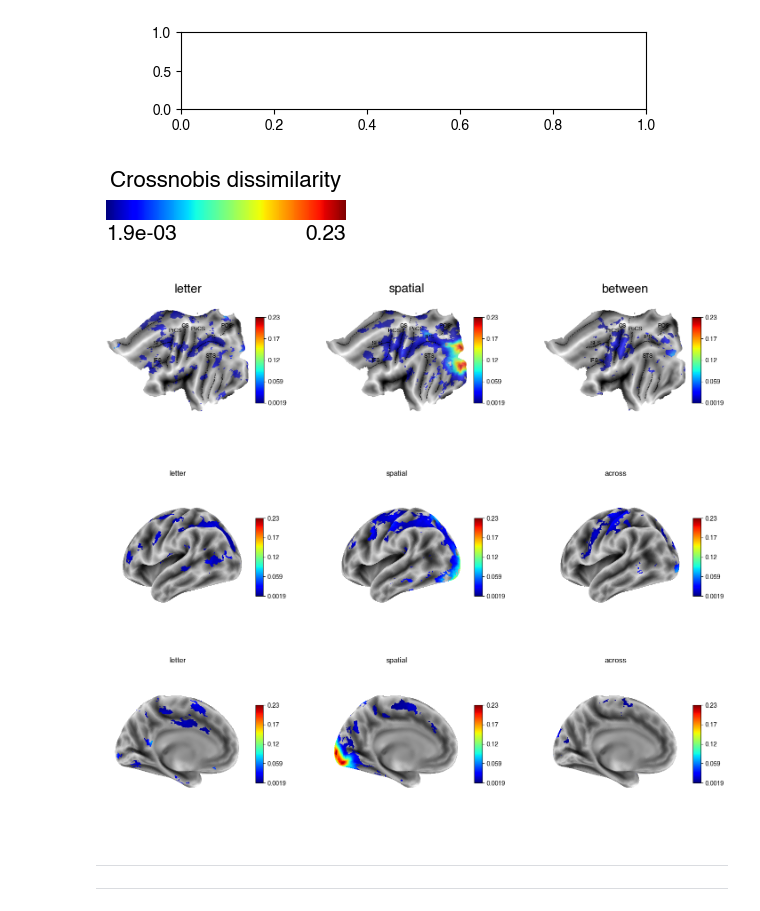
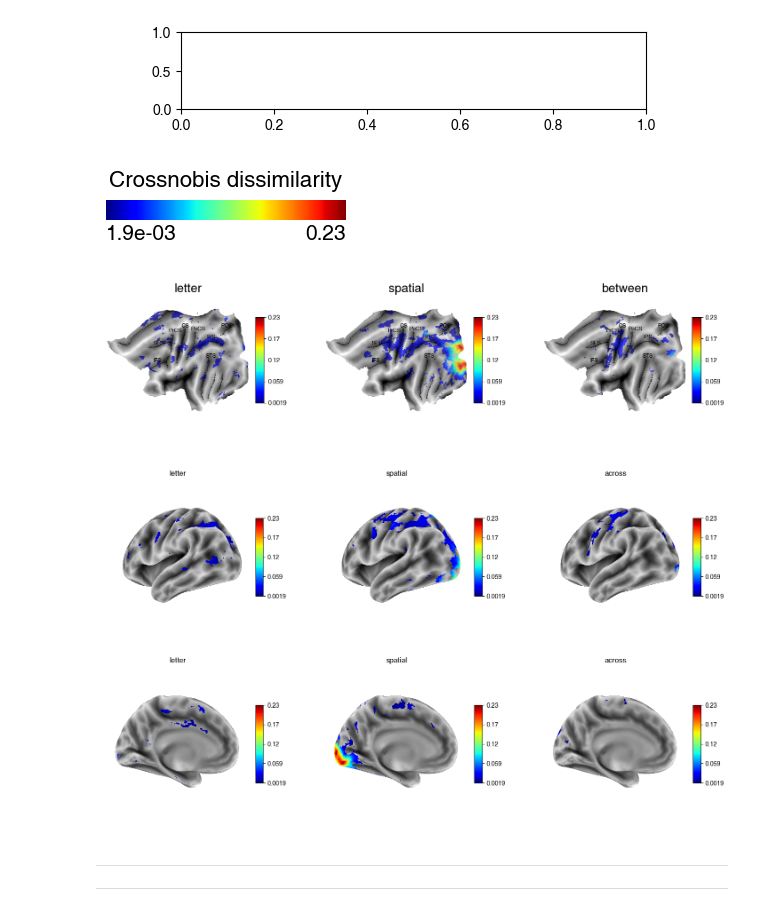
Before and after one commit to psb629/SeqSpatialSupp_fMRI, a Jupyter notebook: Notebook/glmsingle.searchlight.glm1.ipynb, the cells around one changed output. Saved outputs shown, nothing was run; the diff lists cells and outputs as text; code cells hidden in the pictures.

```diff
--- a/Notebook/glmsingle.searchlight.glm1.ipynb
+++ b/Notebook/glmsingle.searchlight.glm1.ipynb
@@ -517,17 +511,6 @@ np.float64(1.7958848187036691)
-# %%
-def get_RDM(model, thresh=None):
-    fname = join(dir_work,'cifti.%s.glm_%1d.searchlight.mean_dist.%s.dscalar.nii'%(hem,glm,model))
-    data = np.array(nb.load(fname).get_fdata())
-    ds = data[0].copy()
-    if not thresh==None:
-        ## thresholding
-        idx = data[1] >= thresh
-        ds[~idx] = np.nan
-
-    return ds
 # %%
 for model in ['letter','spatial','across']:
-    ds = get_RDM(model=model, thresh=thresh)
+    ds = get_RDM(model=model, dir_work=dir_group, alpha=0.05, alternative='greater')
 
     x = np.nanmin(np.abs(ds))
     y = np.nanmax(np.abs(ds))
@@ -575,9 +558,6 @@ fig.savefig(
     join(su.get_dir_root(),'cbar.png'),
     dpi=300, facecolor=[1,1,1,1], bbox_inches = "tight"
 )
-# %%
-border, brdr = simage.get_border(dir_git=dir_git, atlas='sulcus')
-# border, brdr = simage.get_border(dir_git=dir_git, atlas='Glasser')
 # %%
 ncols, nrows = 3,1
 fig, axs = plt.subplots(nrows=nrows, ncols=ncols, figsize=(6*ncols,5*nrows))
@@ -585,8 +565,7 @@ fig, axs = plt.subplots(nrows=nrows, ncols=ncols, figsize=(6*ncols,5*nrows))
 for ii, model in enumerate(tqdm(['letter', 'spatial', 'across'])):
     plt.sca(axs[ii])
 
-    ds = get_RDM(model, thresh=thresh)
-    # ds = get_RDM(model); ds[ds<vmin] = np.nan
+    ds = get_RDM(model=model, dir_work=dir_group, alpha=0.05, alternative='greater')
 
     color = 'black'
     g = surf.plot.plotmap(
@@ -604,7 +583,7 @@ for ii, model in enumerate(tqdm(['letter', 'spatial', 'across'])):
     for line, (x, y) in brdr.items():
         g.text(x=x, y=y, s=line, ha='left', va='bottom', color=color, fontsize=9)
 # %% [output]
-[figure, old version]
+[figure, new version]
 # %%
 fig.savefig(
     join(su.get_dir_root(),'RDM_flat.png'),
@@ -623,36 +602,36 @@ sulc = join(su.get_dir_surf(),'S01/S01.L.sulc.32k.shape.gii')
 for ii, model in enumerate(tqdm(['letter', 'spatial', 'across'])):
     ax = axs[0,ii]
 
-    ds = get_RDM(model, thresh=thresh)
+    ds = get_RDM(model=model, dir_work=dir_group, alpha=0.05, alternative='greater')
 
     elev, azim = 0, 200
     g = plotting.plot_surf(
         surf_map=ds,
         surf_mesh=mesh, bg_map=sulc,
         cmap=cm.jet, colorbar=True,
         vmin=cscale[0],vmax=cscale[1],
         cbar_vmin=cscale[0], cbar_vmax=cscale[1],
         hemi='left', view=(elev, azim),
         darkness=None,
         title=model,
         axes=ax
     )
 
     ax = axs[1,ii]
     elev, azim = 0, 0
     g = plotting.plot_surf(
         surf_map=ds,
         surf_mesh=mesh, bg_map=sulc,
         cmap=cm.jet, colorbar=True,
         vmin=cscale[0],vmax=cscale[1],
         cbar_vmin=cscale[0], cbar_vmax=cscale[1],
         hemi='left', view=(elev, azim),
         darkness=None,
         title=model,
         axes=ax
     )
 # %% [output]
-[figure, old version]
+[figure, new version]
 # %%
 fig.savefig(
     join(su.get_dir_root(),'RDM_inflated.png'),
```
Also changed, not shown: parts of 2 cells of this notebook.
